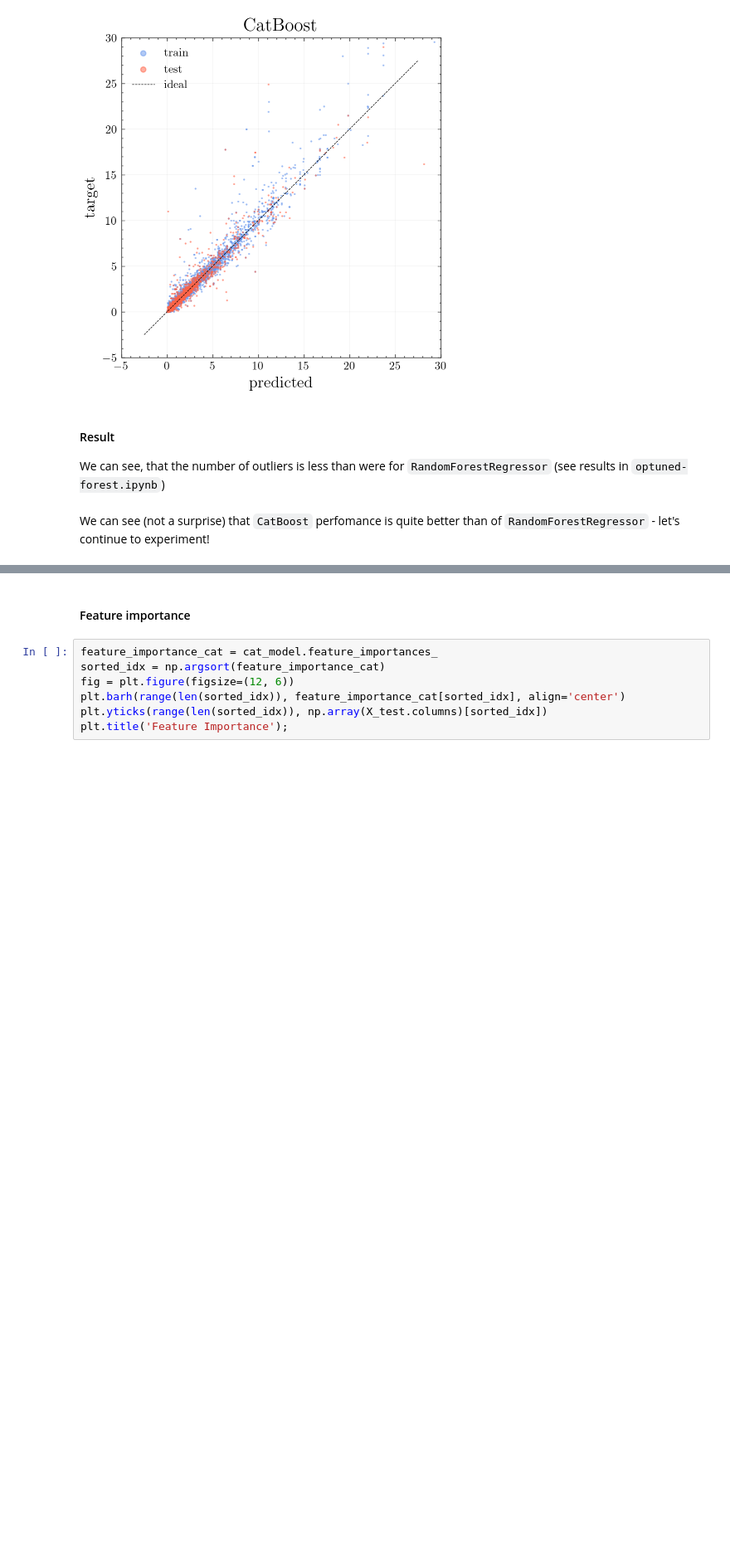
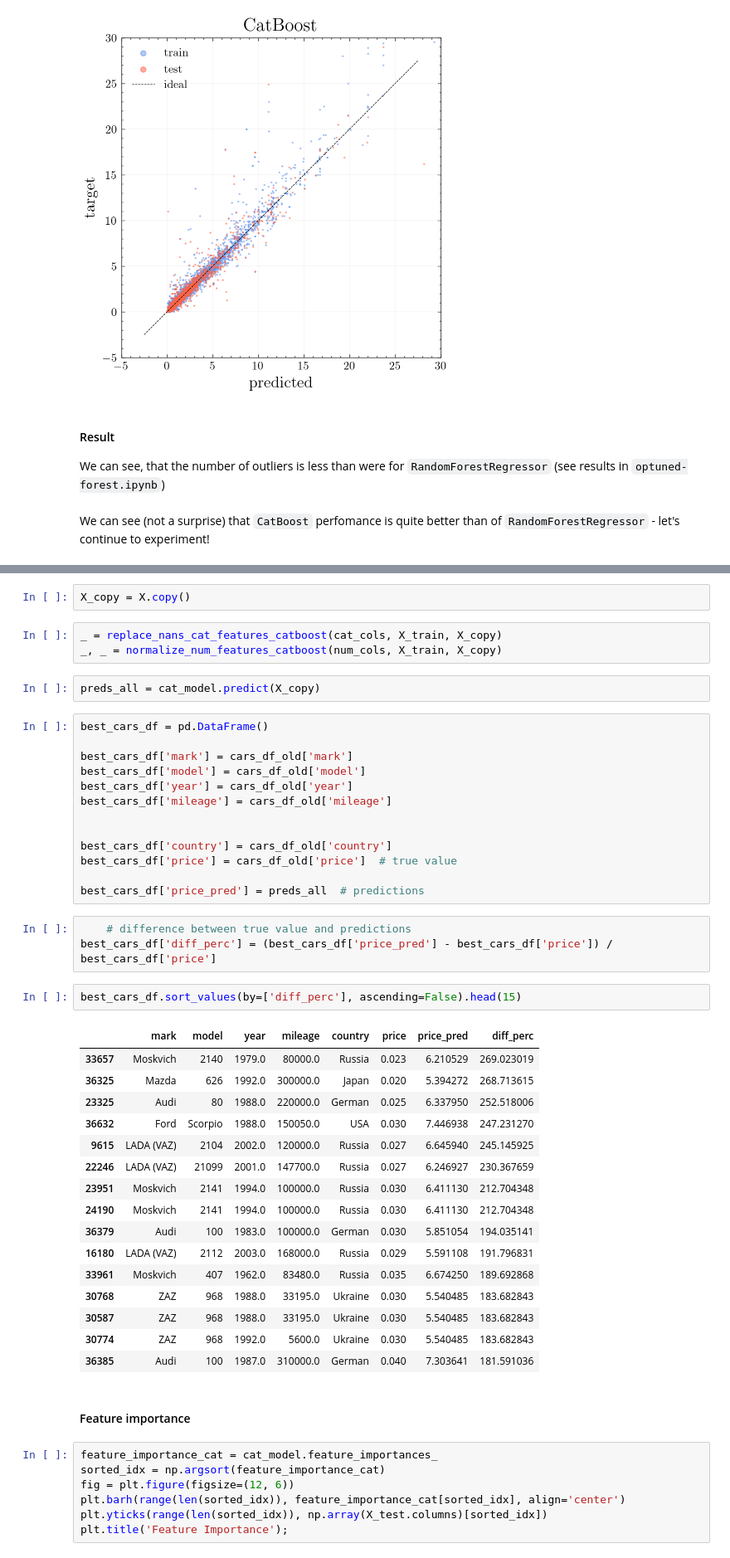
Before and after one commit to Den4S/mini-projects, a Jupyter notebook: itmo_ml-course-24/hw02-project/catboost.ipynb, the cells around one changed output, grey strips where cells are left out. Shown at 83% size. Cells and saved outputs as stored; diff of their text form; blank space fills up the shorter version.

```diff
--- a/itmo_ml-course-24/hw02-project/catboost.ipynb
+++ b/itmo_ml-course-24/hw02-project/catboost.ipynb
@@ -250,3 +277,45 @@ We can see (not a surprise) that `CatBoost` perfomance is quite better than of `
+# %%
+X_copy = X.copy()
+# %%
+_ = replace_nans_cat_features_catboost(cat_cols, X_train, X_copy)
+_, _ = normalize_num_features_catboost(num_cols, X_train, X_copy)
+# %%
+preds_all = cat_model.predict(X_copy)
+# %%
+best_cars_df = pd.DataFrame()
+
+best_cars_df['mark'] = cars_df_old['mark']
+best_cars_df['model'] = cars_df_old['model']
+best_cars_df['year'] = cars_df_old['year']
+best_cars_df['mileage'] = cars_df_old['mileage']
+
+
+best_cars_df['country'] = cars_df_old['country']
+best_cars_df['price'] = cars_df_old['price']  # true value
+
+best_cars_df['price_pred'] = preds_all  # predictions
+# %%
+    # difference between true value and predictions
+best_cars_df['diff_perc'] = (best_cars_df['price_pred'] - best_cars_df['price']) / best_cars_df['price']
+# %%
+best_cars_df.sort_values(by=['diff_perc'], ascending=False).head(15)
+# %% [output]
+|  | mark | model | year | mileage | country | price | price_pred | diff_perc |
+| 33657 | Moskvich | 2140 | 1979.0 | 80000.0 | Russia | 0.023 | 6.210529 | 269.023019 |
+| 36325 | Mazda | 626 | 1992.0 | 300000.0 | Japan | 0.020 | 5.394272 | 268.713615 |
+| 23325 | Audi | 80 | 1988.0 | 220000.0 | German | 0.025 | 6.337950 | 252.518006 |
+| 36632 | Ford | Scorpio | 1988.0 | 150050.0 | USA | 0.030 | 7.446938 | 247.231270 |
+| 9615 | LADA (VAZ) | 2104 | 2002.0 | 120000.0 | Russia | 0.027 | 6.645940 | 245.145925 |
+| 22246 | LADA (VAZ) | 21099 | 2001.0 | 147700.0 | Russia | 0.027 | 6.246927 | 230.367659 |
+| 23951 | Moskvich | 2141 | 1994.0 | 100000.0 | Russia | 0.030 | 6.411130 | 212.704348 |
+| 24190 | Moskvich | 2141 | 1994.0 | 100000.0 | Russia | 0.030 | 6.411130 | 212.704348 |
+| 36379 | Audi | 100 | 1983.0 | 100000.0 | German | 0.030 | 5.851054 | 194.035141 |
+| 16180 | LADA (VAZ) | 2112 | 2003.0 | 168000.0 | Russia | 0.029 | 5.591108 | 191.796831 |
+| 33961 | Moskvich | 407 | 1962.0 | 83480.0 | Russia | 0.035 | 6.674250 | 189.692868 |
+| 30768 | ZAZ | 968 | 1988.0 | 33195.0 | Ukraine | 0.030 | 5.540485 | 183.682843 |
+| 30587 | ZAZ | 968 | 1988.0 | 33195.0 | Ukraine | 0.030 | 5.540485 | 183.682843 |
+| 30774 | ZAZ | 968 | 1992.0 | 5600.0 | Ukraine | 0.030 | 5.540485 | 183.682843 |
+| 36385 | Audi | 100 | 1987.0 | 310000.0 | German | 0.040 | 7.303641 | 181.591036 |
 # %% [markdown]
 #### Feature importance
 # %%
```
Also changed, not shown: parts of 5 cells of this notebook, 4 other files.
